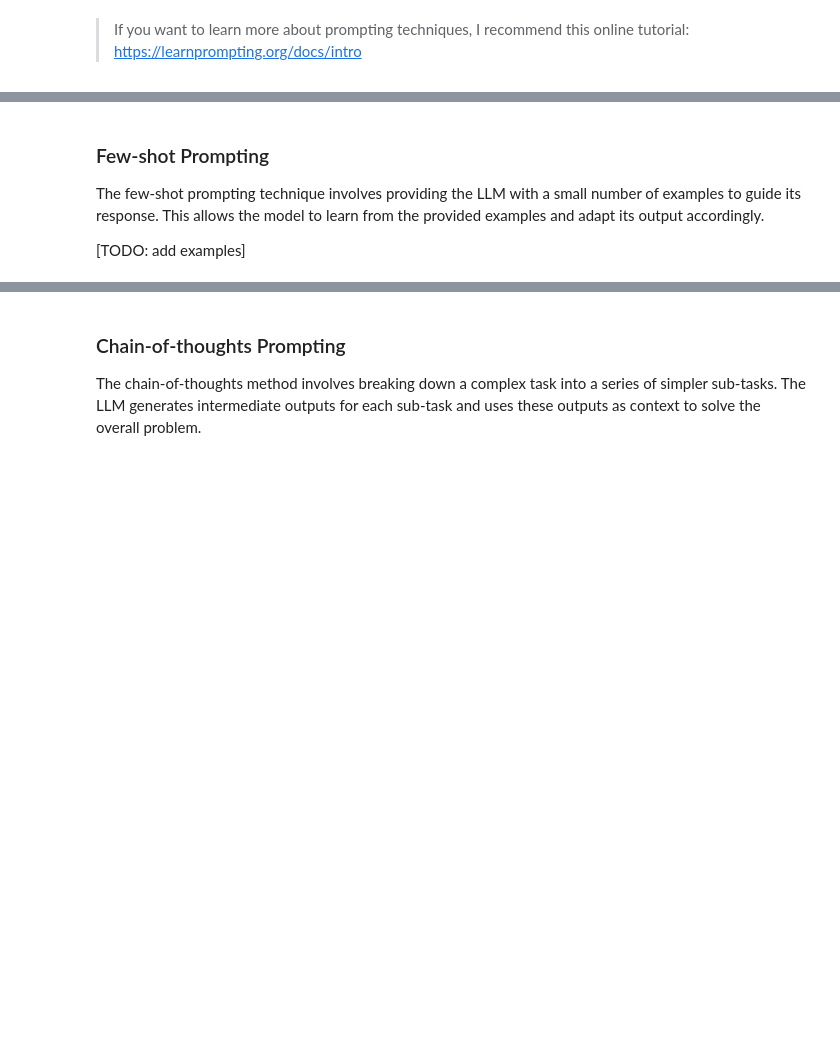
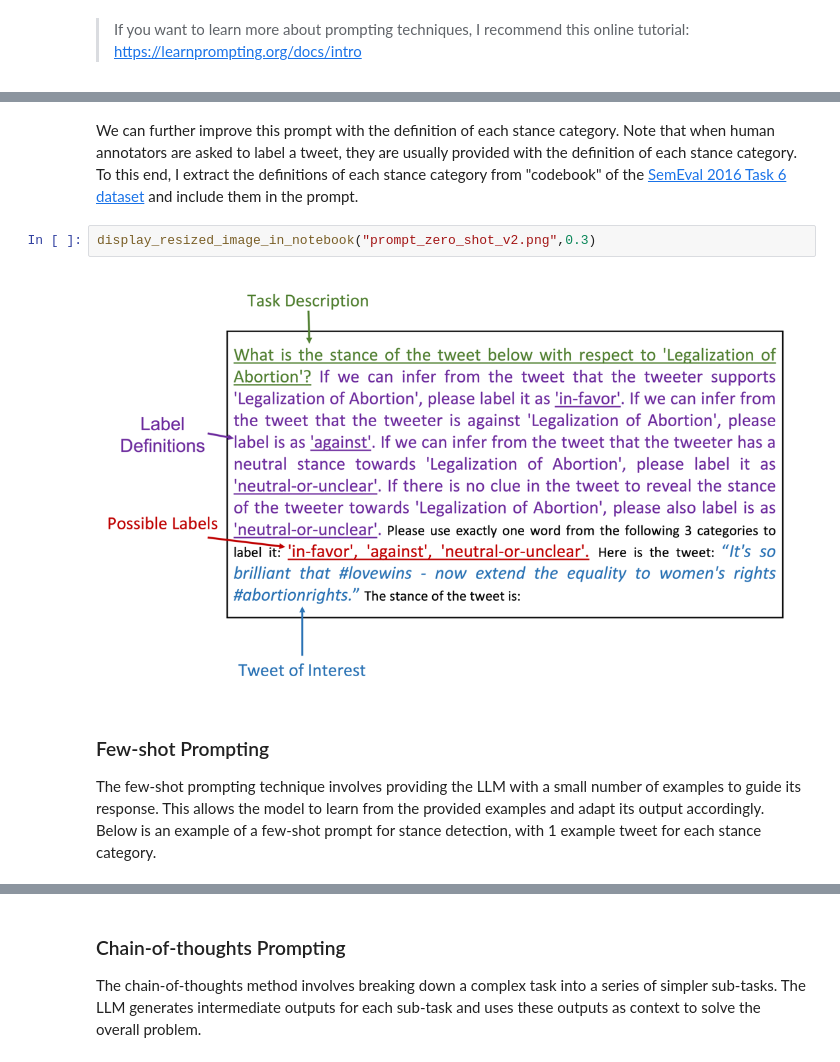
Before and after one commit to yunshiuan/prelim_stance_detection, a Jupyter notebook: llm-prompting_colab.ipynb, the cells around one changed output, grey strips where cells are left out. Cells and saved outputs as stored; diff of their text form; blank space fills up the shorter version.

```diff
--- a/llm-prompting_colab.ipynb
+++ b/llm-prompting_colab.ipynb
@@ -222,7 +224,11 @@ In the zero-shot prompting technique, the LLM is provided with a task descriptio
+# %% [markdown]
+We can further improve this prompt with the definition of each stance category. Note that when human annotators are asked to label a tweet, they are usually provided with the definition of each stance category. To this end, I extract the definitions of each stance category from "codebook" of the [SemEval 2016 Task 6 dataset](https://alt.qcri.org/semeval2016/task6/data/uploads/stance-question.pdf) and include them in the prompt.
+# %%
+display_resized_image_in_notebook("prompt_zero_shot_v2.png",0.3)
+# %% [output]
+[figure, added]
 # %% [markdown]
 
 ### Few-shot Prompting
 
-The few-shot prompting technique involves providing the LLM with a small number of examples to guide its response. This allows the model to learn from the provided examples and adapt its output accordingly.
-
-[TODO: add examples]
+The few-shot prompting technique involves providing the LLM with a small number of examples to guide its response. This allows the model to learn from the provided examples and adapt its output accordingly. Below is an example of a few-shot prompt for stance detection, with 1 example tweet for each stance category.
```
Also changed, not shown: parts of 6 cells of this notebook, 1 other file.
